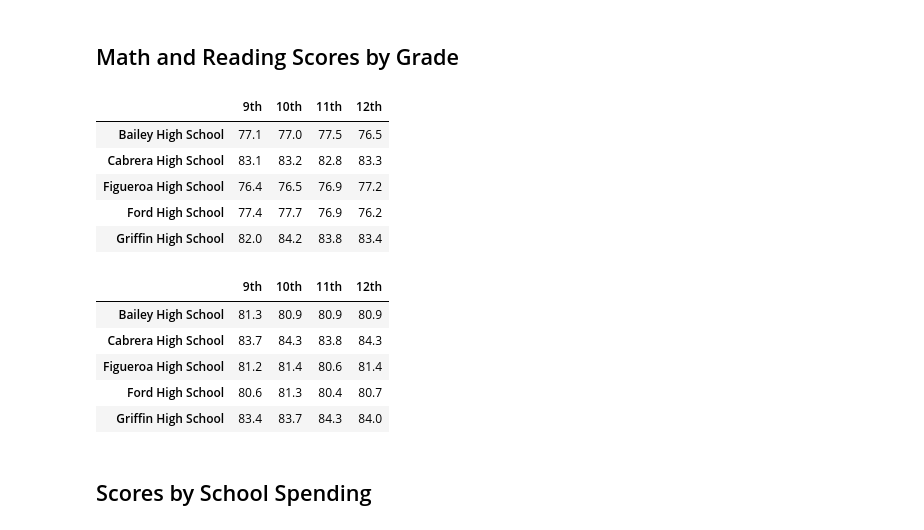
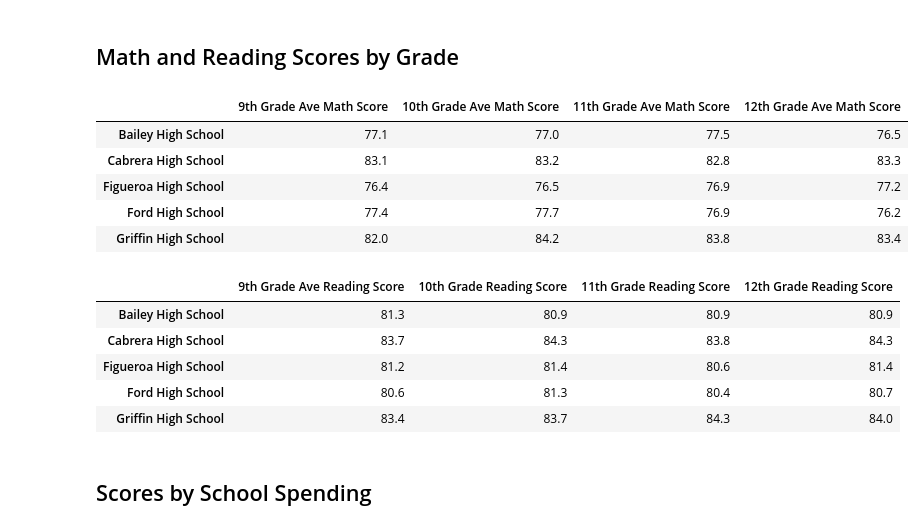
Before and after one commit to ChristineMitchell/PANDAS_HW, a Jupyter notebook: School_District_Analysis/PyCitySchools_Challenge.ipynb, the cells around one changed output. Saved outputs shown, nothing was run; the diff lists cells and outputs as text; code cells hidden in the pictures.

```diff
--- a/School_District_Analysis/PyCitySchools_Challenge.ipynb
+++ b/School_District_Analysis/PyCitySchools_Challenge.ipynb
@@ -351,18 +349,18 @@ twelfth_grade_ave_reading_scores = twelfth_graders_df.groupby(["school_name"]).m
 # %%
 # Combine each Series for average math scores by school into single data frame; go ahead and format as well.
 ave_math_scores_by_grade_df = pd.DataFrame({
-               "9th": ninth_grade_ave_math_scores.map("{:.1f}".format),
-               "10th": tenth_grade_ave_math_scores.map("{:.1f}".format),
-               "11th": eleventh_grade_ave_math_scores.map("{:.1f}".format),
-               "12th": twelfth_grade_ave_math_scores.map("{:.1f}".format)})
+               "9th Grade Ave Math Score": ninth_grade_ave_math_scores.map("{:.1f}".format),
+               "10th Grade Ave Math Score": tenth_grade_ave_math_scores.map("{:.1f}".format),
+               "11th Grade Ave Math Score": eleventh_grade_ave_math_scores.map("{:.1f}".format),
+               "12th Grade Ave Math Score": twelfth_grade_ave_math_scores.map("{:.1f}".format)})
 
 # Remove the index.
 ave_math_scores_by_grade_df.index.name = None
 
 # Display the DataFrame.
 ave_math_scores_by_grade_df.head()
 # %% [output]
-|  | 9th | 10th | 11th | 12th |
+|  | 9th Grade Ave Math Score | 10th Grade Ave Math Score | 11th Grade Ave Math Score | 12th Grade Ave Math Score |
 | Bailey High School | 77.1 | 77.0 | 77.5 | 76.5 |
 | Cabrera High School | 83.1 | 83.2 | 82.8 | 83.3 |
 | Figueroa High School | 76.4 | 76.5 | 76.9 | 77.2 |
@@ -371,10 +369,10 @@ ave_math_scores_by_grade_df.head()
 # %%
 # Combine each Series for average reading scores by school into single data frame; format as well.
 ave_reading_scores_by_grade_df = pd.DataFrame({
-               "9th": ninth_grade_ave_reading_scores.map("{:.1f}".format),
-               "10th": tenth_grade_ave_reading_scores.map("{:.1f}".format),
-               "11th": eleventh_grade_ave_reading_scores.map("{:.1f}".format),
-               "12th": twelfth_grade_ave_reading_scores.map("{:.1f}".format)})
+               "9th Grade Ave Reading Score": ninth_grade_ave_reading_scores.map("{:.1f}".format),
+               "10th Grade Reading Score": tenth_grade_ave_reading_scores.map("{:.1f}".format),
+               "11th Grade Reading Score": eleventh_grade_ave_reading_scores.map("{:.1f}".format),
+               "12th Grade Reading Score": twelfth_grade_ave_reading_scores.map("{:.1f}".format)})
 
 # Remove the index.
 ave_reading_scores_by_grade_df.index.name = None
@@ -382,7 +380,7 @@ ave_reading_scores_by_grade_df.index.name = None
 # Display the DataFrame.
 ave_reading_scores_by_grade_df.head()
 # %% [output]
-|  | 9th | 10th | 11th | 12th |
+|  | 9th Grade Ave Reading Score | 10th Grade Reading Score | 11th Grade Reading Score | 12th Grade Reading Score |
 | Bailey High School | 81.3 | 80.9 | 80.9 | 80.9 |
 | Cabrera High School | 83.7 | 84.3 | 83.8 | 84.3 |
 | Figueroa High School | 81.2 | 81.4 | 80.6 | 81.4 |
```
Also changed, not shown: parts of 1 cell of this notebook.
